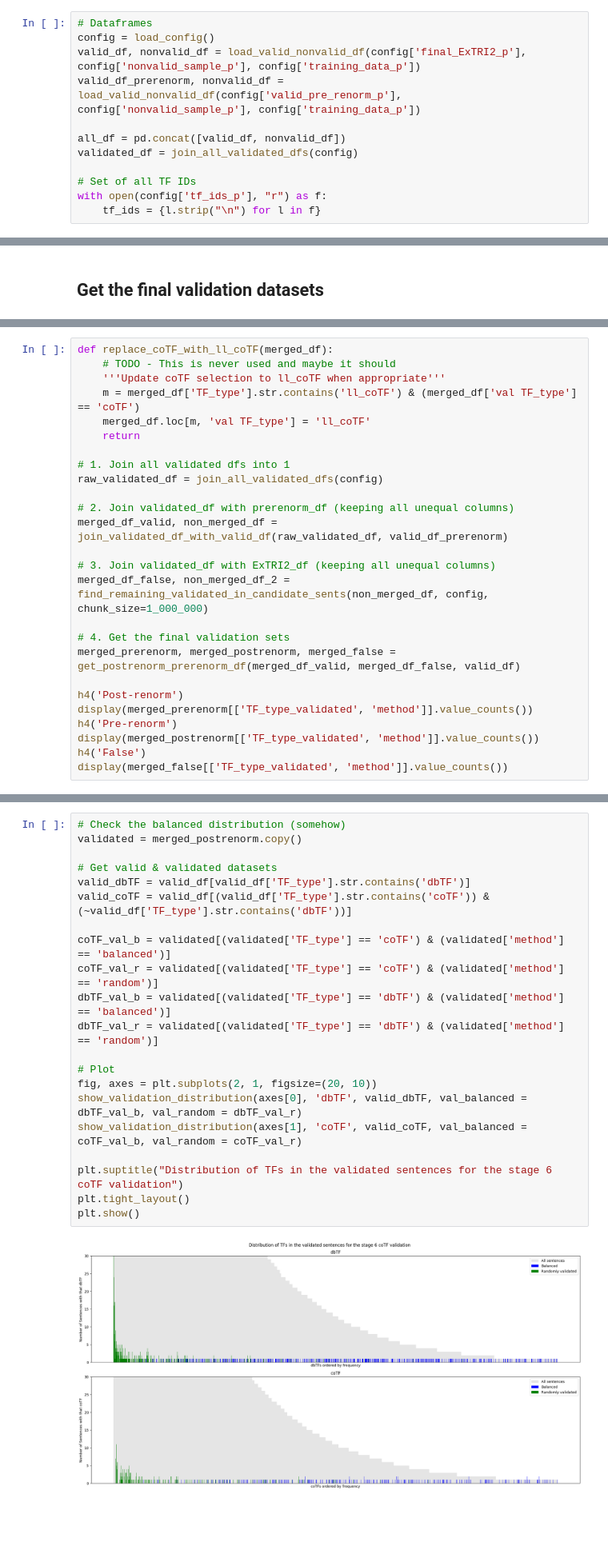
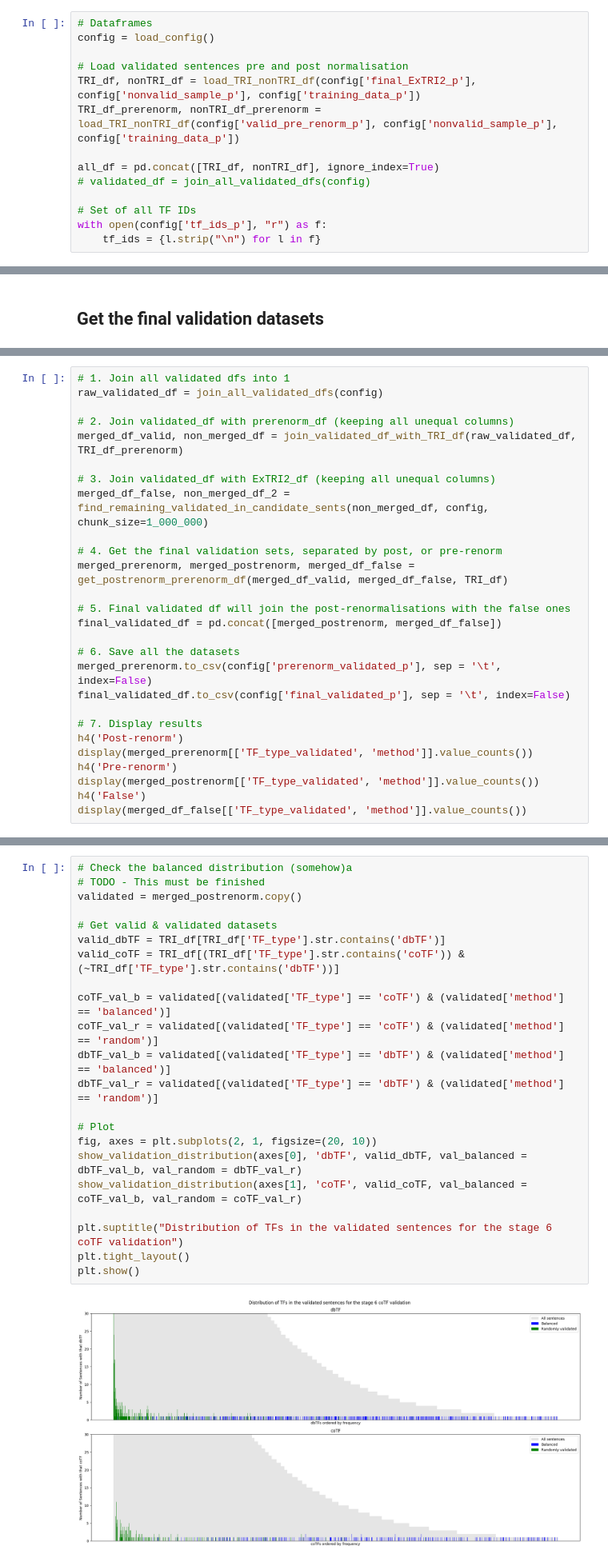
Before and after one commit to Rbbt-Workflows/ExTRI2, a Jupyter notebook: scripts/validation/prepare_validation_results.ipynb, the cells around one changed output, grey strips where cells are left out. Shown at 80% size. Drawn from its saved outputs; the diff is of its cells as text; blank space fills up the shorter version.

```diff
--- a/scripts/validation/prepare_validation_results.ipynb
+++ b/scripts/validation/prepare_validation_results.ipynb
@@ -51,11 +45,13 @@ from validation import *
 # %%
 # Dataframes
 config = load_config()
-valid_df, nonvalid_df = load_valid_nonvalid_df(config['final_ExTRI2_p'], config['nonvalid_sample_p'], config['training_data_p'])
-valid_df_prerenorm, nonvalid_df = load_valid_nonvalid_df(config['valid_pre_renorm_p'], config['nonvalid_sample_p'], config['training_data_p'])
 
-all_df = pd.concat([valid_df, nonvalid_df])
-validated_df = join_all_validated_dfs(config)
+# Load validated sentences pre and post normalisation
+TRI_df, nonTRI_df = load_TRI_nonTRI_df(config['final_ExTRI2_p'], config['nonvalid_sample_p'], config['training_data_p'])
+TRI_df_prerenorm, nonTRI_df_prerenorm = load_TRI_nonTRI_df(config['valid_pre_renorm_p'], config['nonvalid_sample_p'], config['training_data_p'])
+
+all_df = pd.concat([TRI_df, nonTRI_df], ignore_index=True)
+# validated_df = join_all_validated_dfs(config)
 
 # Set of all TF IDs
 with open(config['tf_ids_p'], "r") as f:
@@ -185,29 +156,30 @@ valid_df[m][['#SentenceID', 'Sentence', 'TF', 'TG', 'Valid score',
 # %%
-def replace_coTF_with_ll_coTF(merged_df):
-    # TODO - This is never used and maybe it should
-    '''Update coTF selection to ll_coTF when appropriate'''
-    m = merged_df['TF_type'].str.contains('ll_coTF') & (merged_df['val TF_type'] == 'coTF')
-    merged_df.loc[m, 'val TF_type'] = 'll_coTF'
-    return
-
 # 1. Join all validated dfs into 1
 raw_validated_df = join_all_validated_dfs(config)
 
 # 2. Join validated_df with prerenorm_df (keeping all unequal columns)
-merged_df_valid, non_merged_df = join_validated_df_with_valid_df(raw_validated_df, valid_df_prerenorm)
+merged_df_valid, non_merged_df = join_validated_df_with_TRI_df(raw_validated_df, TRI_df_prerenorm)
 
 # 3. Join validated_df with ExTRI2_df (keeping all unequal columns)
 merged_df_false, non_merged_df_2 = find_remaining_validated_in_candidate_sents(non_merged_df, config, chunk_size=1_000_000)
 
-# 4. Get the final validation sets
-merged_prerenorm, merged_postrenorm, merged_false = get_postrenorm_prerenorm_df(merged_df_valid, merged_df_false, valid_df)
+# 4. Get the final validation sets, separated by post, or pre-renorm
+merged_prerenorm, merged_postrenorm, merged_df_false = get_postrenorm_prerenorm_df(merged_df_valid, merged_df_false, TRI_df)
 
+# 5. Final validated df will join the post-renormalisations with the false ones
+final_validated_df = pd.concat([merged_postrenorm, merged_df_false])
+
+# 6. Save all the datasets
+merged_prerenorm.to_csv(config['prerenorm_validated_p'], sep = '\t', index=False)
+final_validated_df.to_csv(config['final_validated_p'], sep = '\t', index=False)
+
+# 7. Display results
 h4('Post-renorm')
 display(merged_prerenorm[['TF_type_validated', 'method']].value_counts())
 h4('Pre-renorm')
 display(merged_postrenorm[['TF_type_validated', 'method']].value_counts())
 h4('False')
-display(merged_false[['TF_type_validated', 'method']].value_counts())
+display(merged_df_false[['TF_type_validated', 'method']].value_counts())
 # %% [output]
 302 and 244 rows have been removed from the stage 4 & 5 validated datasets respectively as they were not validated.
 20 sentences have been dropped because they contained missing values.
@@ -239,28 +218,29 @@ coTF               random    170
 ll_coTF            random    100
 Name: count, dtype: int64
 # %%
-# Check the balanced distribution (somehow)
+# Check the balanced distribution (somehow)a
+# TODO - This must be finished
 validated = merged_postrenorm.copy()
 
 # Get valid & validated datasets
-valid_dbTF = valid_df[valid_df['TF_type'].str.contains('dbTF')]
-valid_coTF = valid_df[(valid_df['TF_type'].str.contains('coTF')) & (~valid_df['TF_type'].str.contains('dbTF'))]
+valid_dbTF = TRI_df[TRI_df['TF_type'].str.contains('dbTF')]
+valid_coTF = TRI_df[(TRI_df['TF_type'].str.contains('coTF')) & (~TRI_df['TF_type'].str.contains('dbTF'))]
 
 coTF_val_b = validated[(validated['TF_type'] == 'coTF') & (validated['method'] == 'balanced')]
 coTF_val_r = validated[(validated['TF_type'] == 'coTF') & (validated['method'] == 'random')]
 dbTF_val_b = validated[(validated['TF_type'] == 'dbTF') & (validated['method'] == 'balanced')]
 dbTF_val_r = validated[(validated['TF_type'] == 'dbTF') & (validated['method'] == 'random')]
 
 # Plot
 fig, axes = plt.subplots(2, 1, figsize=(20, 10))
 show_validation_distribution(axes[0], 'dbTF', valid_dbTF, val_balanced = dbTF_val_b, val_random = dbTF_val_r)
 show_validation_distribution(axes[1], 'coTF', valid_coTF, val_balanced = coTF_val_b, val_random = coTF_val_r)
 
 plt.suptitle("Distribution of TFs in the validated sentences for the stage 6 coTF validation")
 plt.tight_layout()
 plt.show()
 # %% [output]
-[figure, old version]
+[figure, new version]
 # %% [markdown]
 ### Analysis of mismatching sentences
 # %%
```
Also changed, not shown: parts of 22 cells of this notebook, 19 other files.
